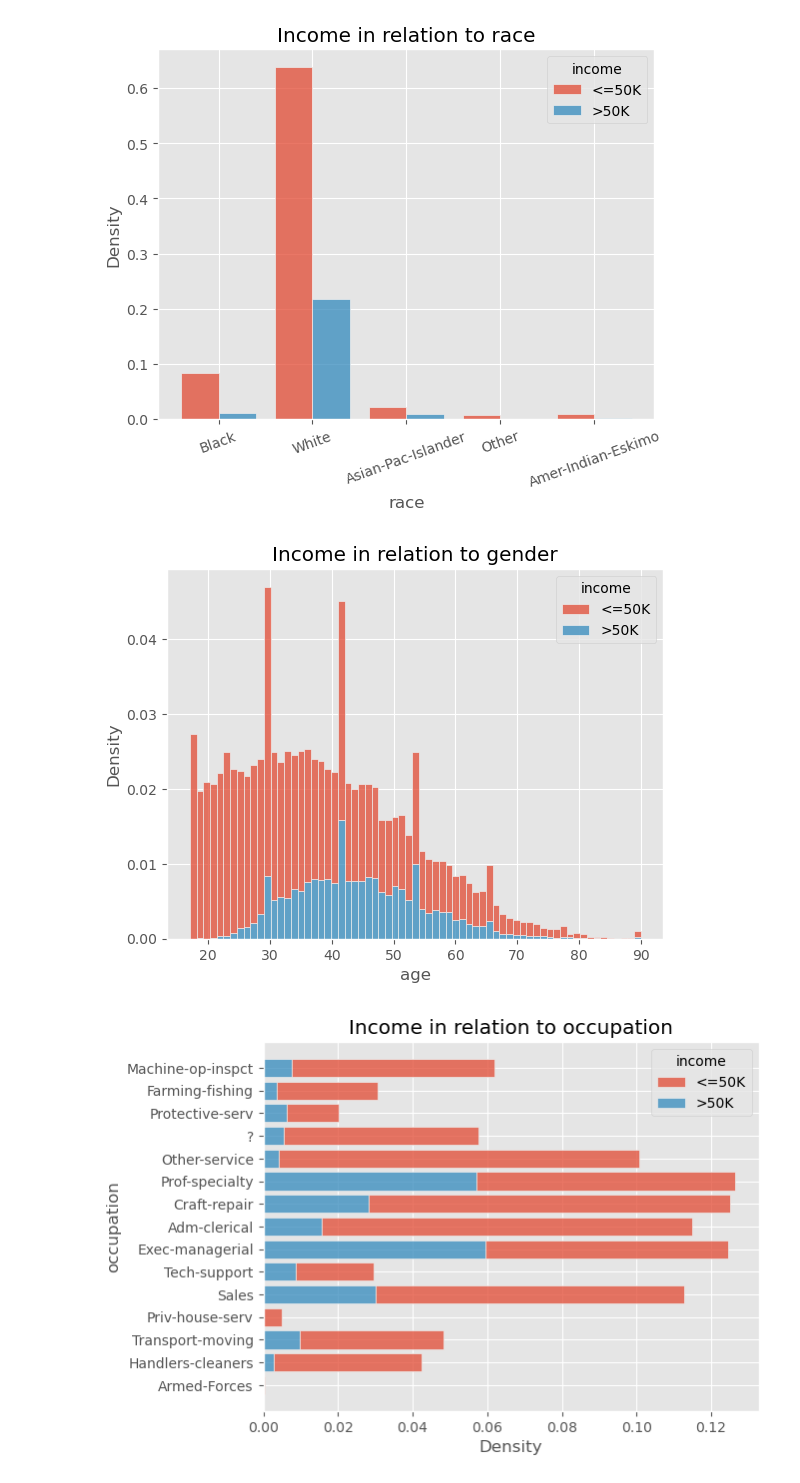
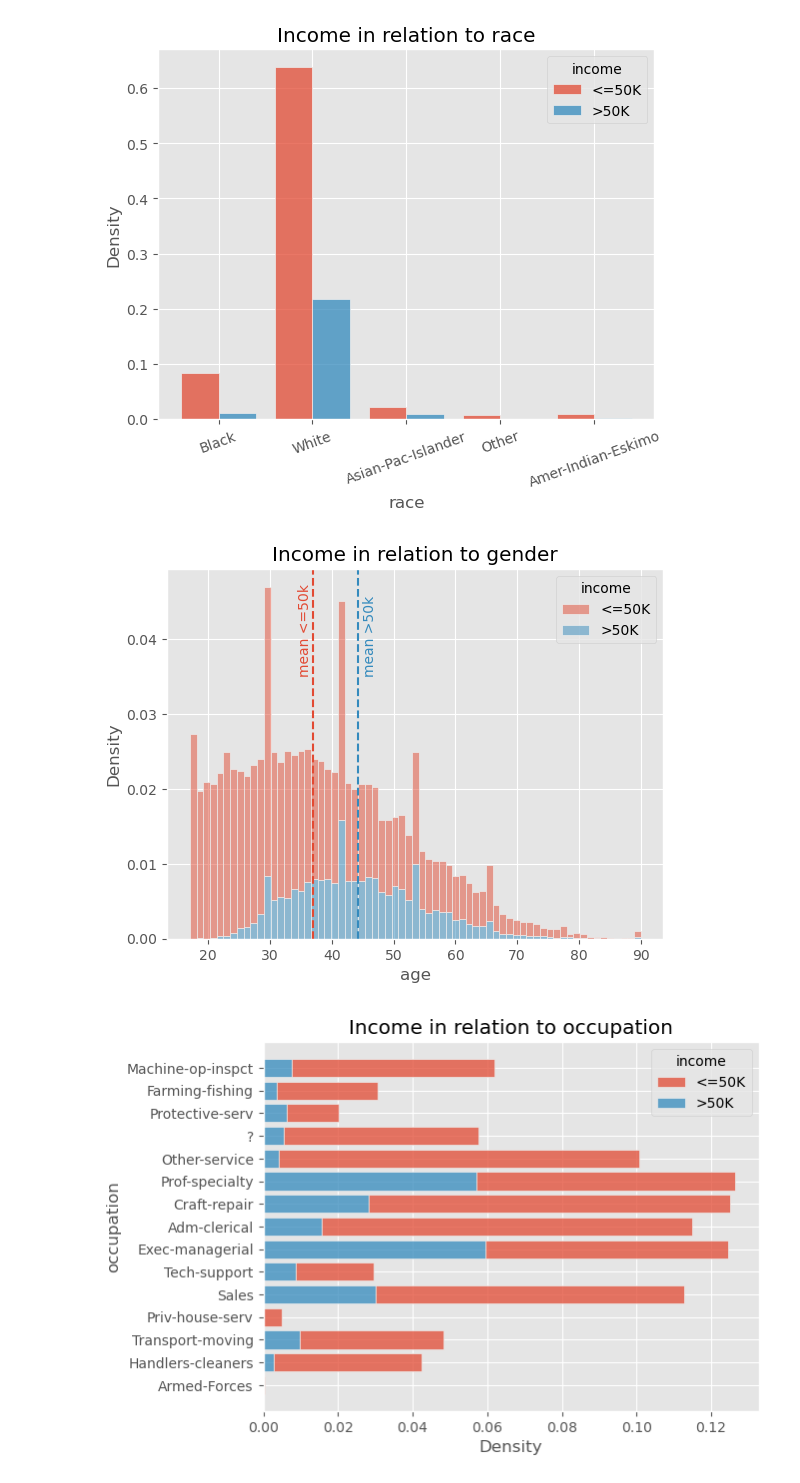
Before and after one commit to Marcus-Friis/afae-exam, a Jupyter notebook: notebooks/eda_income.ipynb, the cells around one changed output. Saved outputs shown, nothing was run; the diff lists cells and outputs as text; code cells hidden in the pictures.

Commit message:
small changes to plot

```diff
--- a/notebooks/eda_income.ipynb
+++ b/notebooks/eda_income.ipynb
@@ -55,14 +57,29 @@ ax.tick_params(axis='x', rotation=20)
 save_fig(fig, 'income_race.svg')
 # %% [output]
 [figure]
-# %%
-fig, ax = plt.subplots()
-sns.histplot(x='age', data=df, hue='income', multiple='stack', stat='density', ax=ax)
-ax.set_title('Income in relation to gender')
-
-save_fig(fig, 'income_age.svg')
-# %% [output]
-[figure, removed]
+# %%
+fig, ax = plt.subplots()
+sns.histplot(x='age', data=df, hue='income', multiple='stack', stat='density', ax=ax,alpha=0.5)
+ax.set_title('Income in relation to gender')
+
+mu_red = df[df['income'] == '<=50K']['age'].mean()
+mu_blue = df[df['income'] == '>50K']['age'].mean()
+
+
+red = mpl.rcParams['axes.prop_cycle'].by_key()['color'][0]
+blue = mpl.rcParams['axes.prop_cycle'].by_key()['color'][1]
+
+ax.axvline(mu_red, color = red, linestyle='--', label='mu_red')
+ax.axvline(mu_blue,color = blue, linestyle='--', label='mu_blue')
+
+#write mu's perpendicular to the line
+ax.text(mu_red-2.4, 0.035, "mean <=50k", rotation=90, va='bottom', color=red)
+ax.text(mu_blue+.7, 0.035, "mean >50k", rotation=90, va='bottom', color=blue)
+
+
+save_fig(fig, 'income_age.svg')
+# %% [output]
+[figure, added]
 # %%
 fig, ax = plt.subplots()
 sns.histplot(y='occupation', data=df, hue='income', multiple='stack', shrink=.8, stat='density', ax=ax)
```
Also changed, not shown: parts of 1 cell of this notebook, 1 other file.
